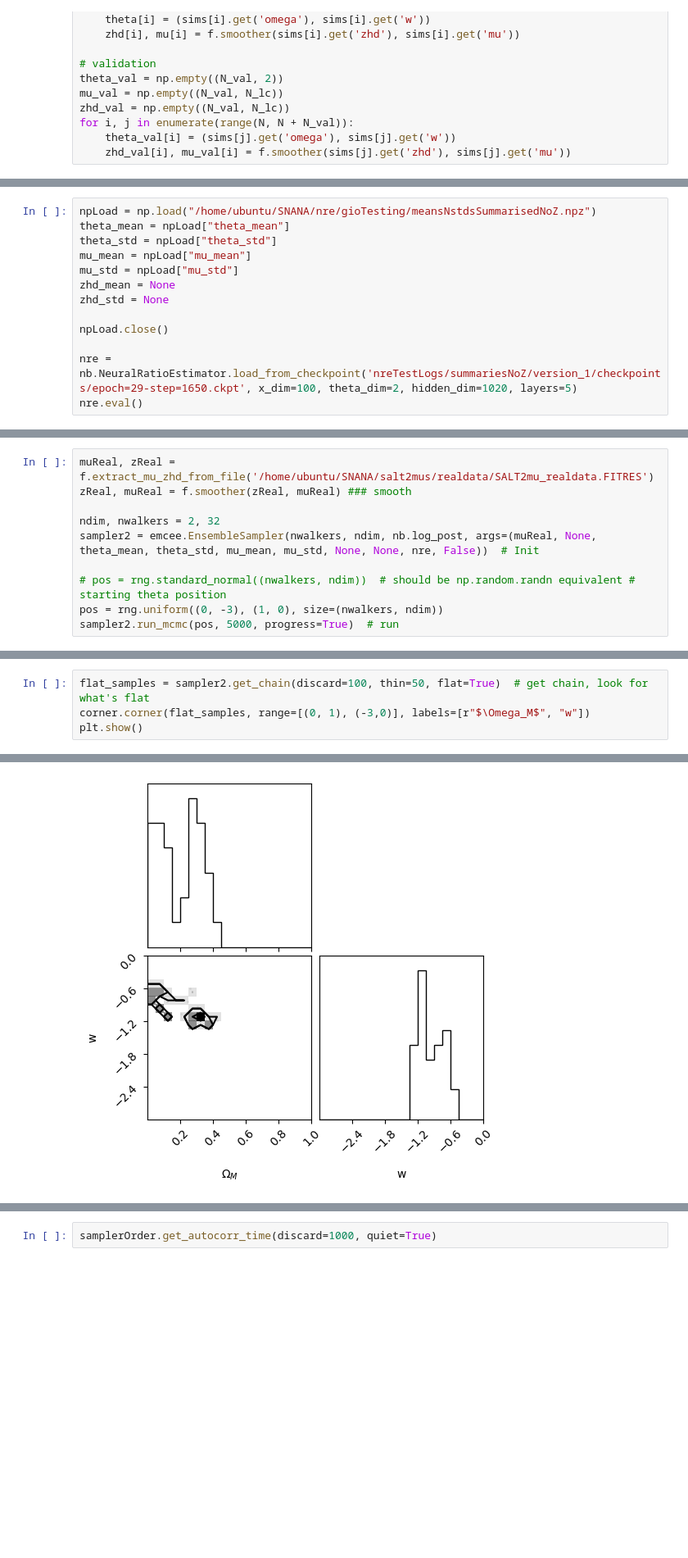
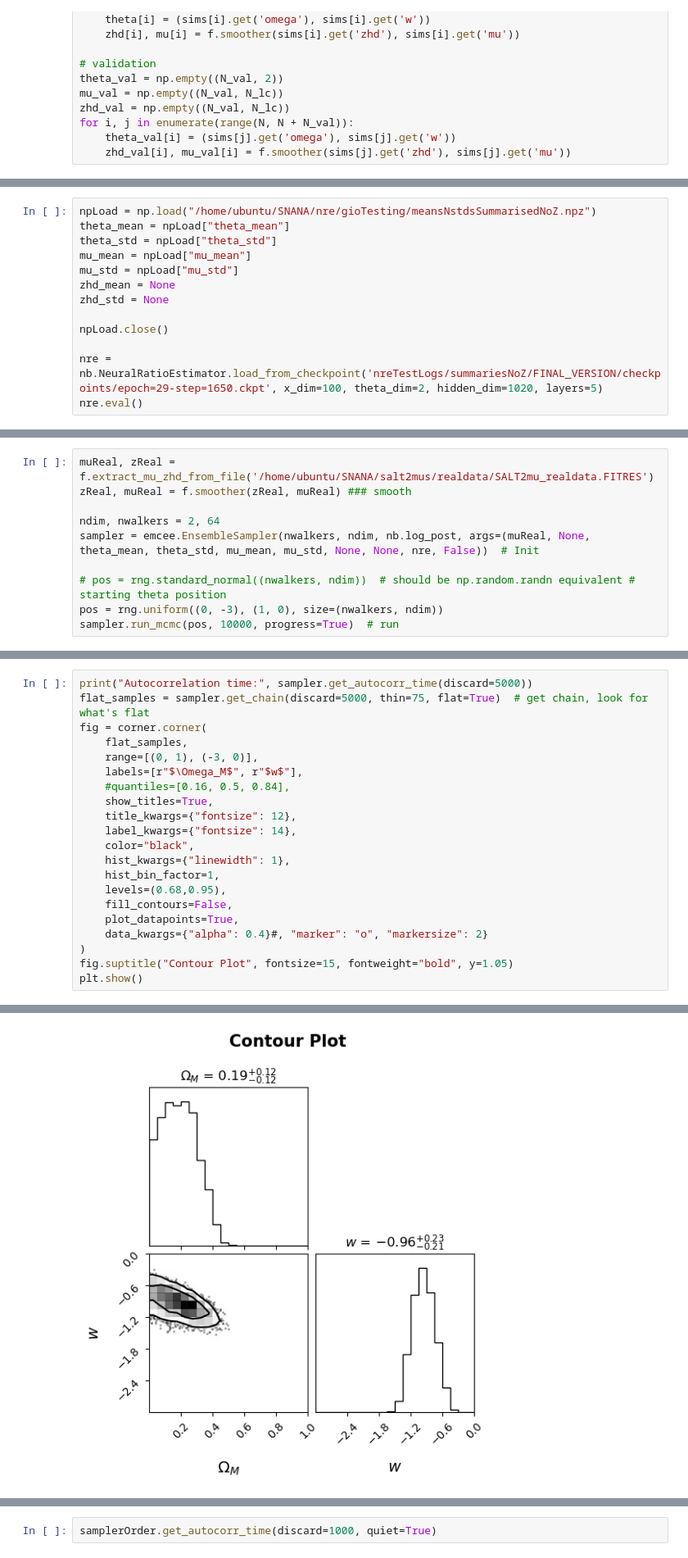
Before and after one commit to margherita-lera/SMC-ABC-for-Supernovae-Ia, a Jupyter notebook: nre_ifi.ipynb, the cells around one changed output, grey strips where cells are left out. Shown at 82% size. Drawn from its saved outputs; the diff is of its cells as text; blank space fills up the shorter version.

Commit message:
contour plot better

```diff
--- a/nre_ifi.ipynb
+++ b/nre_ifi.ipynb
@@ -266,7 +266,7 @@ zhd_std = None
 
 npLoad.close()
 
-nre = nb.NeuralRatioEstimator.load_from_checkpoint('nreTestLogs/summariesNoZ/version_1/checkpoints/epoch=29-step=1650.ckpt', x_dim=100, theta_dim=2, hidden_dim=1020, layers=5)
+nre = nb.NeuralRatioEstimator.load_from_checkpoint('nreTestLogs/summariesNoZ/FINAL_VERSION/checkpoints/epoch=29-step=1650.ckpt', x_dim=100, theta_dim=2, hidden_dim=1020, layers=5)
 nre.eval()
 # %% [output]
 NeuralRatioEstimator(
@@ -294,10 +290,10 @@ sampler
 muReal, zReal = f.extract_mu_zhd_from_file('/home/ubuntu/SNANA/salt2mus/realdata/SALT2mu_realdata.FITRES')
 zReal, muReal = f.smoother(zReal, muReal) ### smooth
 
-ndim, nwalkers = 2, 32
-sampler2 = emcee.EnsembleSampler(nwalkers, ndim, nb.log_post, args=(muReal, None, theta_mean, theta_std, mu_mean, mu_std, None, None, nre, False))  # Init
+ndim, nwalkers = 2, 64
+sampler = emcee.EnsembleSampler(nwalkers, ndim, nb.log_post, args=(muReal, None, theta_mean, theta_std, mu_mean, mu_std, None, None, nre, False))  # Init
 
 # pos = rng.standard_normal((nwalkers, ndim))  # should be np.random.randn equivalent # starting theta position
 pos = rng.uniform((0, -3), (1, 0), size=(nwalkers, ndim))
-sampler2.run_mcmc(pos, 5000, progress=True)  # run
+sampler.run_mcmc(pos, 10000, progress=True)  # run
 # %% [output]
@@ -327,5 +317,22 @@ sampler.
 # %%
-flat_samples = sampler2.get_chain(discard=100, thin=50, flat=True)  # get chain, look for what's flat
-corner.corner(flat_samples, range=[(0, 1), (-3,0)], labels=[r"$\Omega_M$", "w"])
+print("Autocorrelation time:", sampler.get_autocorr_time(discard=5000))
+flat_samples = sampler.get_chain(discard=5000, thin=75, flat=True)  # get chain, look for what's flat
+fig = corner.corner(
+    flat_samples,
+    range=[(0, 1), (-3, 0)],
+    labels=[r"$\Omega_M$", r"$w$"],
+    #quantiles=[0.16, 0.5, 0.84],
+    show_titles=True,
+    title_kwargs={"fontsize": 12},
+    label_kwargs={"fontsize": 14},
+    color="black",
+    hist_kwargs={"linewidth": 1},
+    hist_bin_factor=1,
+    levels=(0.68,0.95),
+    fill_contours=False,
+    plot_datapoints=True,
+    data_kwargs={"alpha": 0.4}#, "marker": "o", "markersize": 2}
+)
+fig.suptitle("Contour Plot", fontsize=15, fontweight="bold", y=1.05)
 plt.show()
 # %% [output]
@@ -333,4 +340,4 @@ WARNING:root:Too few points to create valid contours
-[figure, old version]
+[figure, new version]
 # %% [markdown]
 # EHEHEHEHEHHEHE ORA PROVO AD ORDINARE GLI OSSUTI DATI
 Argosorto per redshift i dati perché non siamo animali
```
Also changed, not shown: parts of 9 cells of this notebook.
